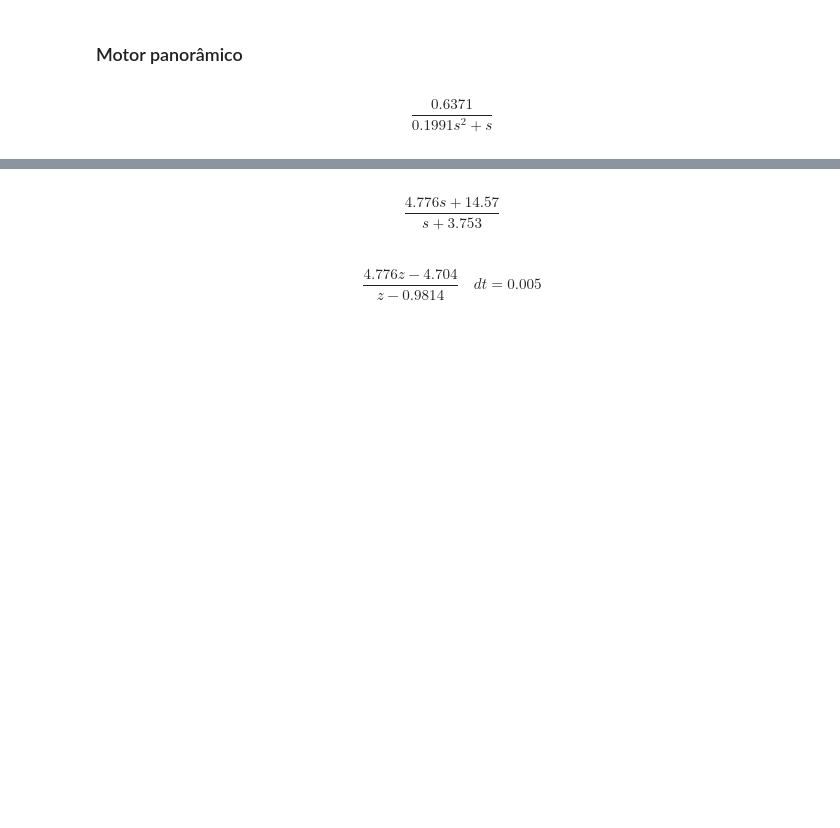
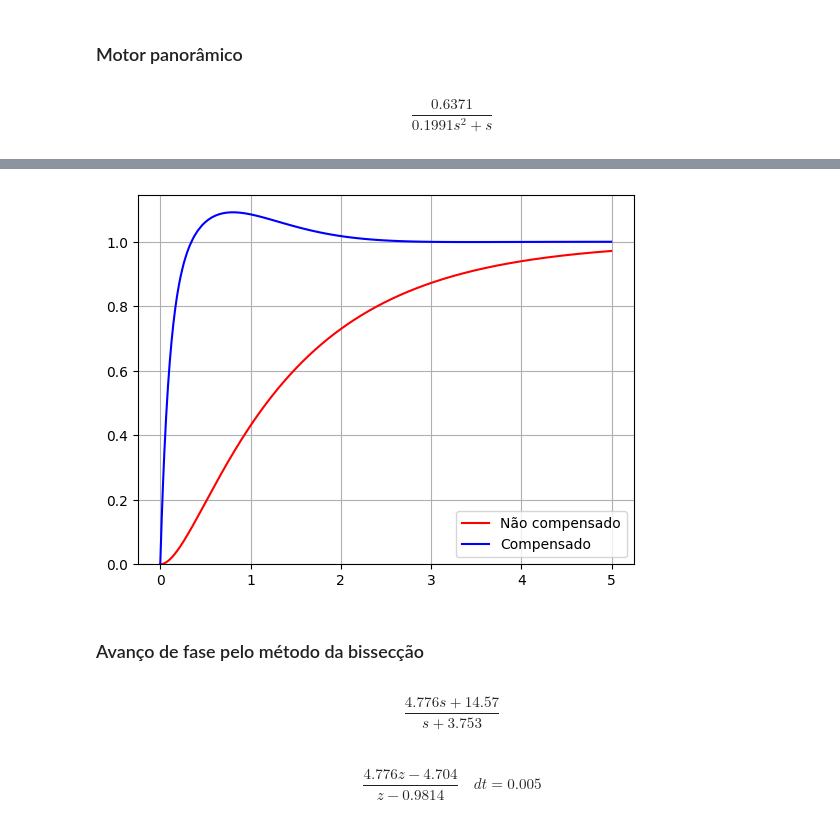
Before and after one commit to Telepresence-UFABC/Controller, a Jupyter notebook: design/design_controller.ipynb, the cells around one changed output, grey strips where cells are left out. Drawn from its saved outputs; the diff is of its cells as text; code cells hidden in the pictures; blank space fills up the shorter version.

```diff
--- a/design/design_controller.ipynb
+++ b/design/design_controller.ipynb
@@ -255,3 +190,8 @@ _ = compare_step(servo, g*gc, time, y_min=y_min)
+# %%
+y_min = 0
+overshoot = 0.1
+ts = 2
+T = 5e-3
 # %% [markdown]
 ### Motor panorâmico
 # %%
@@ -266,0 +209,3 @@ $$\frac{0.6371}{0.1991 s^2 + s}$$
+# %%
+_, gz_pan = design_pid_computational(sys=pan, overshoot=overshoot, ts=ts, discrete=True, T=T)
+gz_pan
@@ -266,0 +214,4 @@ $$\frac{0.6371}{0.1991 s^2 + s}$$
+# %%
+pan_z = ct.c2d(pan, 5e-3)
+# %%
+time = np.arange(0, 5, 5e-3)
@@ -267 +236,7 @@ $$\frac{0.6371}{0.1991 s^2 + s}$$
+# %%
+_ = compare_step(pan_z, gz_pan*pan_z, time, y_min=y_min)
+# %% [output]
+[figure, added]
+# %% [markdown]
+### Avanço de fase pelo método da bissecção
 # %%
```
Also changed, not shown: parts of 32 cells of this notebook.
